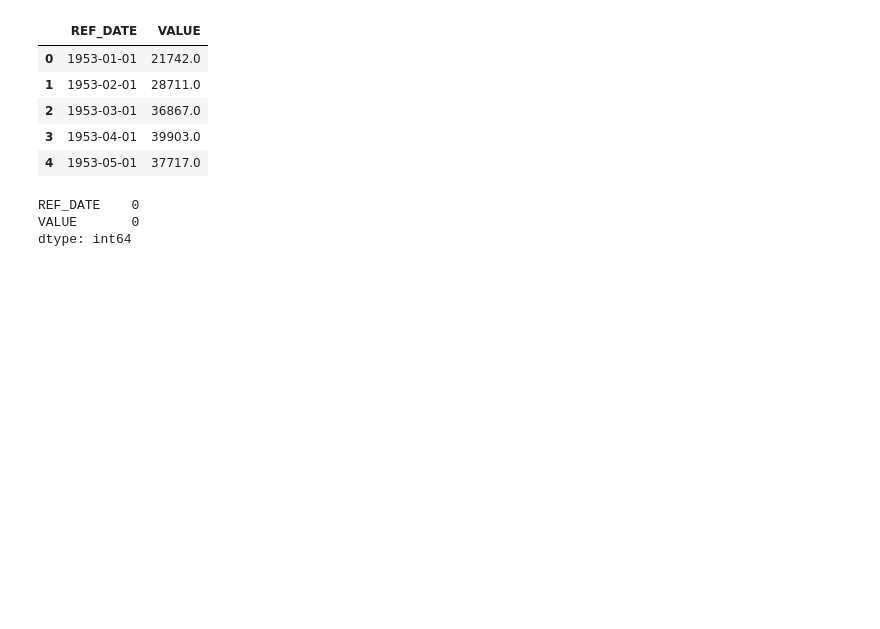
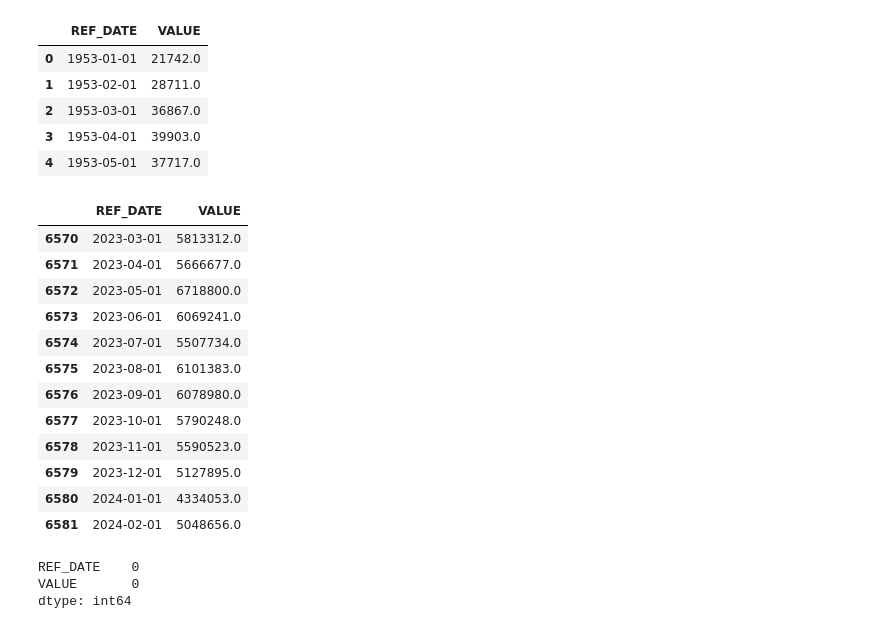
Before and after one commit to CLIUKELLY/ARIMA-Time-Serie-Forecasting, a Jupyter notebook: 02. ARIMA Time Series Forecasting copy.ipynb, the cells around one changed output. Drawn from its saved outputs; the diff is of its cells as text; code cells hidden in the pictures; blank space fills up the shorter version.

```diff
--- a/02. ARIMA Time Series Forecasting copy.ipynb
+++ b/02. ARIMA Time Series Forecasting copy.ipynb
@@ -43,6 +43,23 @@ dtype: object
 | 2 | 1953-03-01 | 36867.0 |
 | 3 | 1953-04-01 | 39903.0 |
 | 4 | 1953-05-01 | 37717.0 |
+# %%
+# display last 12 rows
+Canadian_data.tail(12)
+# %% [output]
+|  | REF_DATE | VALUE |
+| 6570 | 2023-03-01 | 5813312.0 |
+| 6571 | 2023-04-01 | 5666677.0 |
+| 6572 | 2023-05-01 | 6718800.0 |
+| 6573 | 2023-06-01 | 6069241.0 |
+| 6574 | 2023-07-01 | 5507734.0 |
+| 6575 | 2023-08-01 | 6101383.0 |
+| 6576 | 2023-09-01 | 6078980.0 |
+| 6577 | 2023-10-01 | 5790248.0 |
+| 6578 | 2023-11-01 | 5590523.0 |
+| 6579 | 2023-12-01 | 5127895.0 |
+| 6580 | 2024-01-01 | 4334053.0 |
+| 6581 | 2024-02-01 | 5048656.0 |
 # %%
 # Check for missing values
 print(Canadian_data.isnull().sum())
```
Also changed, not shown: parts of 5 cells of this notebook.
